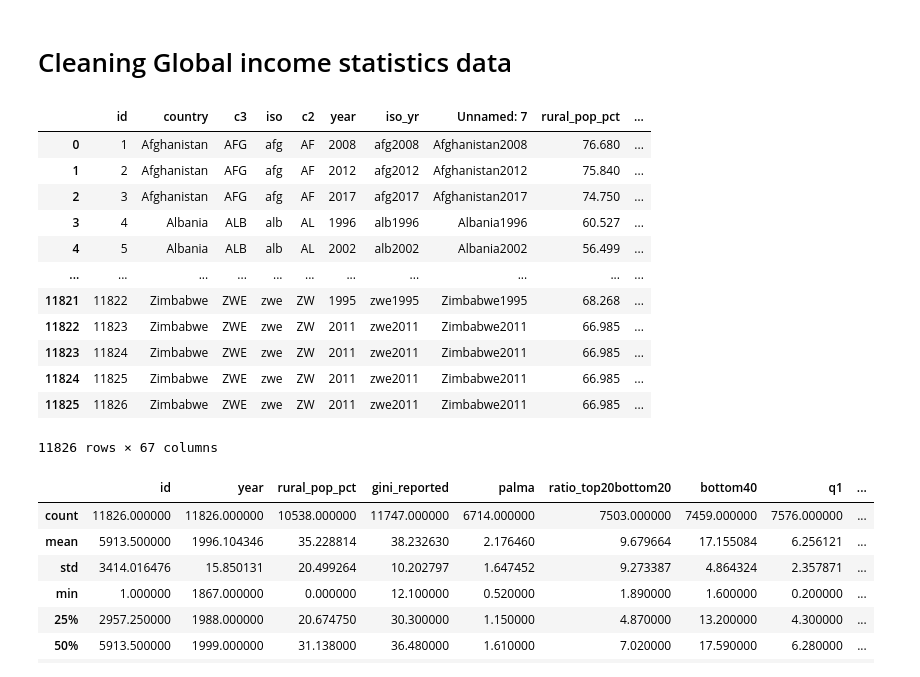
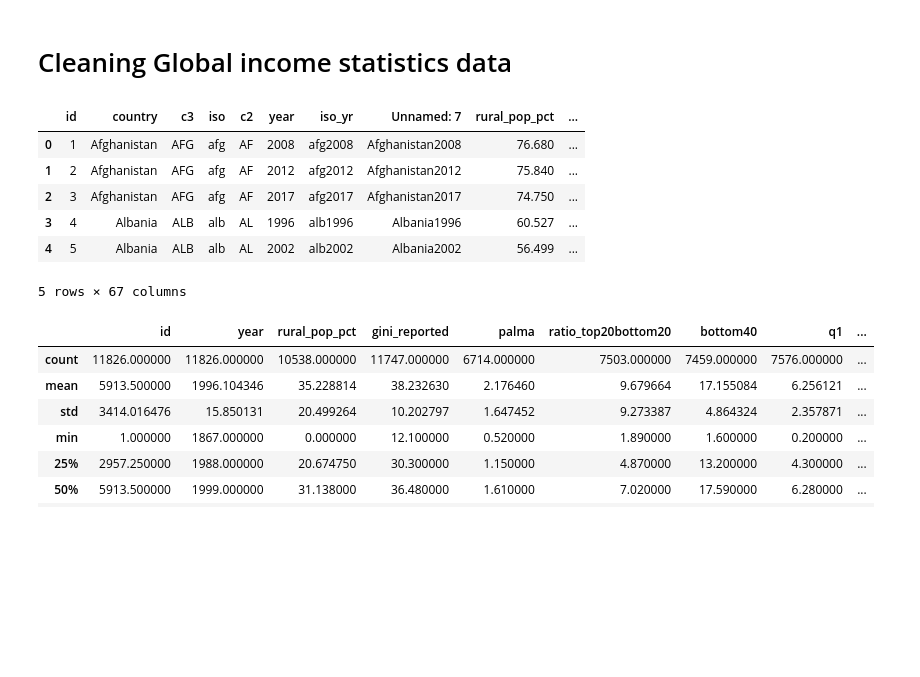
Before and after one commit to janettelau/consumption-patterns, a Jupyter notebook: reading_files_cleaning.ipynb, the cells around one changed output. Saved outputs shown, nothing was run; the diff lists cells and outputs as text; code cells hidden in the pictures; blank space fills up the shorter version.

```diff
--- a/reading_files_cleaning.ipynb
+++ b/reading_files_cleaning.ipynb
@@ -21,21 +21,15 @@ income_df = pd.read_csv(file_3, encoding="ISO-8859-1")
 # Cleaning Global income statistics data
 # %%
 # Show the rows and colomns of each dataframe
-income_df # Global income statistics
+income_df.head() # Global income statistics
 # %% [output]
 |  | id | country | c3 | iso | c2 | year | iso_yr | Unnamed: 7 | rural_pop_pct | ... |
 | 0 | 1 | Afghanistan | AFG | afg | AF | 2008 | afg2008 | Afghanistan2008 | 76.680 | ... |
 | 1 | 2 | Afghanistan | AFG | afg | AF | 2012 | afg2012 | Afghanistan2012 | 75.840 | ... |
 | 2 | 3 | Afghanistan | AFG | afg | AF | 2017 | afg2017 | Afghanistan2017 | 74.750 | ... |
 | 3 | 4 | Albania | ALB | alb | AL | 1996 | alb1996 | Albania1996 | 60.527 | ... |
 | 4 | 5 | Albania | ALB | alb | AL | 2002 | alb2002 | Albania2002 | 56.499 | ... |
-| ... | ... | ... | ... | ... | ... | ... | ... | ... | ... | ... |
-| 11821 | 11822 | Zimbabwe | ZWE | zwe | ZW | 1995 | zwe1995 | Zimbabwe1995 | 68.268 | ... |
-| 11822 | 11823 | Zimbabwe | ZWE | zwe | ZW | 2011 | zwe2011 | Zimbabwe2011 | 66.985 | ... |
-| 11823 | 11824 | Zimbabwe | ZWE | zwe | ZW | 2011 | zwe2011 | Zimbabwe2011 | 66.985 | ... |
-| 11824 | 11825 | Zimbabwe | ZWE | zwe | ZW | 2011 | zwe2011 | Zimbabwe2011 | 66.985 | ... |
-| 11825 | 11826 | Zimbabwe | ZWE | zwe | ZW | 2011 | zwe2011 | Zimbabwe2011 | 66.985 | ... |
-11826 rows × 67 columns
+5 rows × 67 columns
 # %%
 income_df.describe()
 # %% [output]
```
Also changed, not shown: parts of 33 cells of this notebook.
